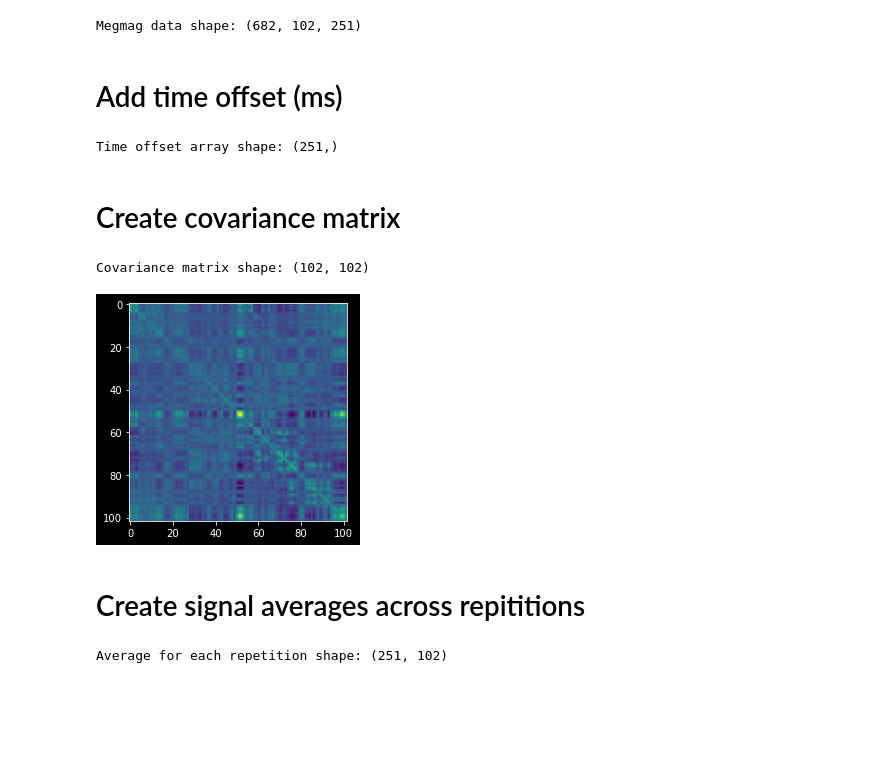
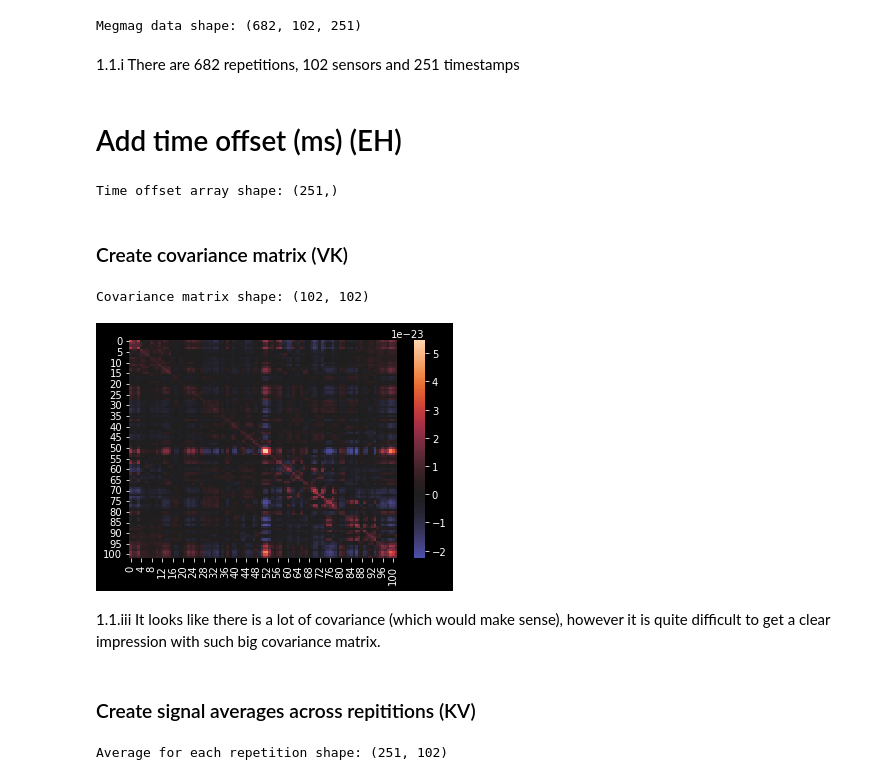
Before and after one commit to zeyus/github_methods_3, a Jupyter notebook: week_08/prac_8.ipynb, the cells around one changed output. Saved outputs shown, nothing was run; the diff lists cells and outputs as text; code cells hidden in the pictures; blank space fills up the shorter version.

```diff
--- a/week_08/prac_8.ipynb
+++ b/week_08/prac_8.ipynb
@@ -23,30 +28,36 @@ dshape  = data.shape
 print('Megmag data shape: {}'.format(dshape))
 # %% [output]
 Megmag data shape: (682, 102, 251)
+# %% [markdown]
+1.1.i There are 682 repetitions, 102 sensors and 251 timestamps
 # %% [markdown]
-# Add time offset (ms)
+# Add time offset (ms) (EH)
 # %%
 times = np.arange(-200, 801, 4)
 print('Time offset array shape: {}'.format(times.shape))
 # %% [output]
 Time offset array shape: (251,)
 # %% [markdown]
-# Create covariance matrix
+### Create covariance matrix (VK)
 # %%
 output = []
 for i in range(len(data)):
   X = data[i]
   Xt = X.T
   output.append(np.matrix(np.dot(X,Xt)))
 cov_mat = 1  / dshape[0] * np.sum(i for i in output)
+
 print('Covariance matrix shape: {}'.format(cov_mat.shape))
-plt.imshow(cov_mat)
+sns.heatmap(cov_mat, cmap='icefire', center = 0)
+# plt.imshow(cov_mat)
 plt.show()
 # %% [output]
 Covariance matrix shape: (102, 102)
-[figure, old version]
+[figure, new version]
+# %% [markdown]
+1.1.iii It looks like there is a lot of covariance (which would make sense), however it is quite difficult to get a clear impression with such big covariance matrix.
 # %% [markdown]
-# Create signal averages across repititions
+### Create signal averages across repititions (KV)
 # %%
 avg_for_reps = np.mean(data, axis=0).T
 print('Average for each repetition shape: {}'.format(avg_for_reps.shape))
```
Also changed, not shown: parts of 41 cells of this notebook, 2 other files.
